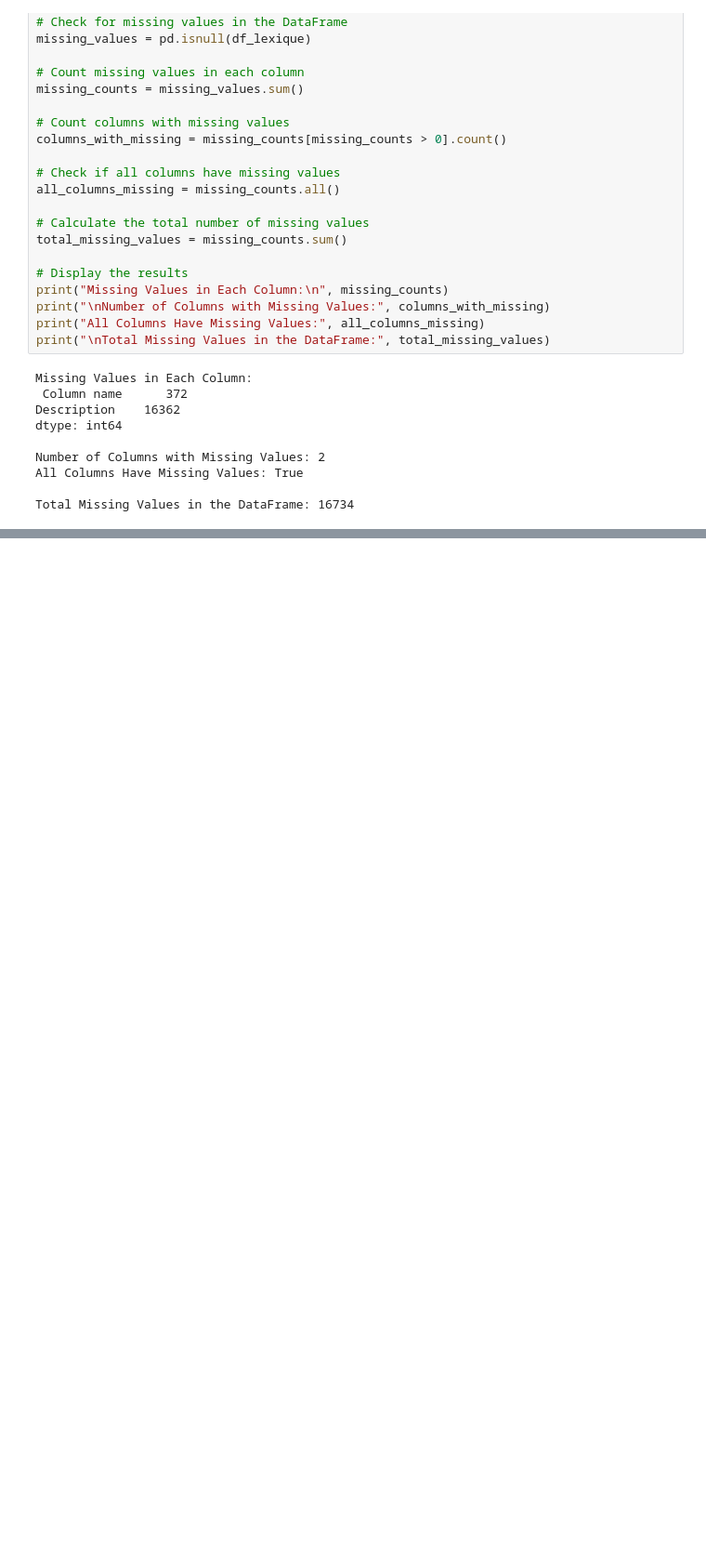
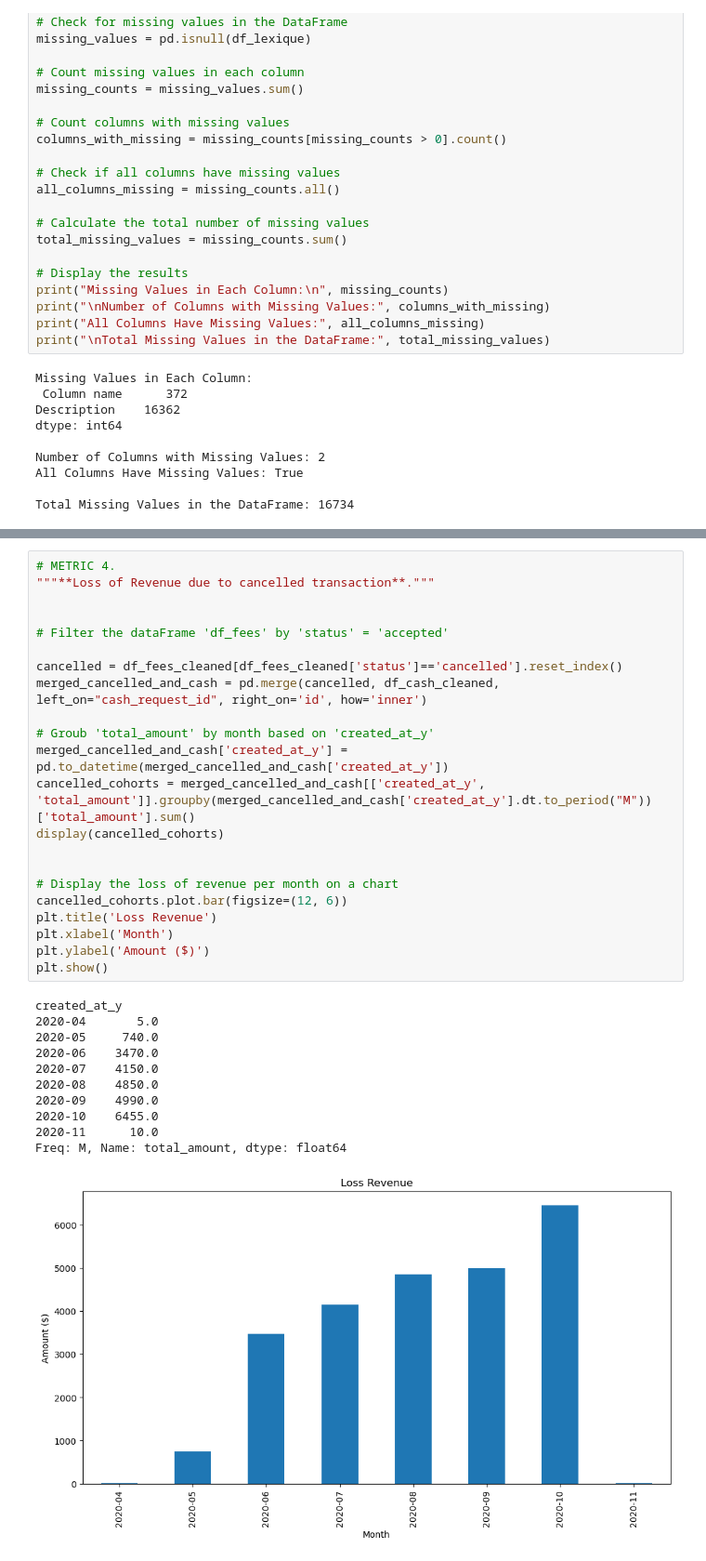
Before and after one commit to ironhack-labs/project-1-ironhack-payments-2-en, a Jupyter notebook: main.ipynb, the cells around one changed output, grey strips where cells are left out. Shown at 93% size. Drawn from its saved outputs; the diff is of its cells as text; blank space fills up the shorter version.

```diff
--- a/main.ipynb
+++ b/main.ipynb
@@ -422,0 +503,34 @@ display(df_fees)
+# %%
+# METRIC 4.
+"""**Loss of Revenue due to cancelled transaction**."""
+
+
+# Filter the dataFrame 'df_fees' by 'status' = 'accepted'
+
+cancelled = df_fees_cleaned[df_fees_cleaned['status']=='cancelled'].reset_index()
+merged_cancelled_and_cash = pd.merge(cancelled, df_cash_cleaned, left_on="cash_request_id", right_on='id', how='inner')
+
+# Groub 'total_amount' by month based on 'created_at_y'
+merged_cancelled_and_cash['created_at_y'] = pd.to_datetime(merged_cancelled_and_cash['created_at_y'])
+cancelled_cohorts = merged_cancelled_and_cash[['created_at_y', 'total_amount']].groupby(merged_cancelled_and_cash['created_at_y'].dt.to_period("M"))['total_amount'].sum()
+display(cancelled_cohorts)
+
+
+# Display the loss of revenue per month on a chart
+cancelled_cohorts.plot.bar(figsize=(12, 6))
+plt.title('Loss Revenue')
+plt.xlabel('Month')
+plt.ylabel('Amount ($)')
+plt.show()
+# %% [output]
+created_at_y
+2020-04       5.0
+2020-05     740.0
+2020-06    3470.0
+2020-07    4150.0
+2020-08    4850.0
+2020-09    4990.0
+2020-10    6455.0
+2020-11      10.0
+Freq: M, Name: total_amount, dtype: float64
+[figure, added]
```
Also changed, not shown: parts of 11 cells of this notebook, 1 other file.
